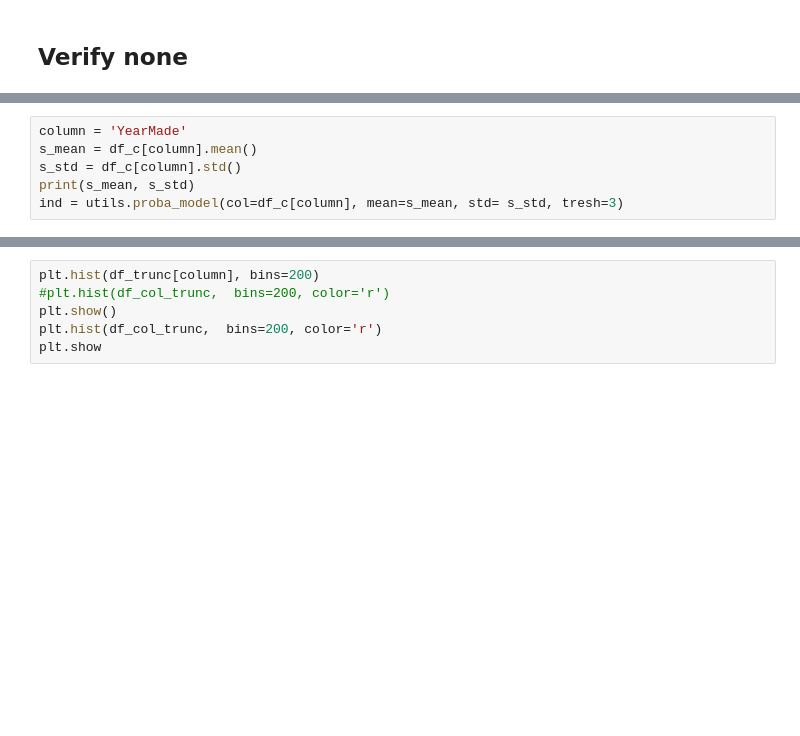
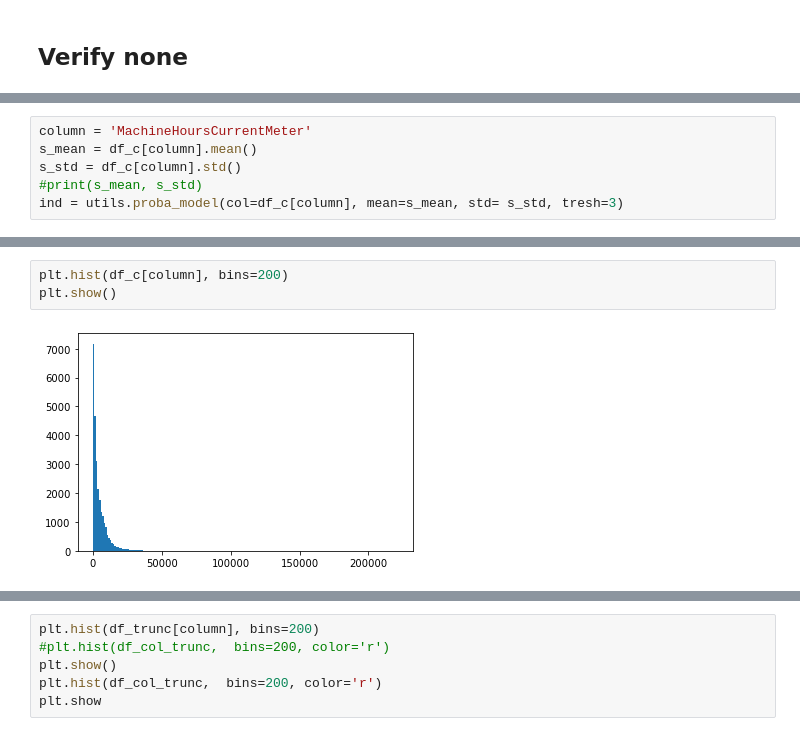
Before and after one commit to dhawat/assess_data_quality, a Jupyter notebook: notebook/test_notebook.ipynb, the cells around one changed output, grey strips where cells are left out. Drawn from its saved outputs; the diff is of its cells as text; blank space fills up the shorter version.

```diff
--- a/notebook/test_notebook.ipynb
+++ b/notebook/test_notebook.ipynb
@@ -51,6 +106,6 @@ bb
 # %%
-column = 'YearMade'
+column = 'MachineHoursCurrentMeter'
 s_mean = df_c[column].mean()
 s_std = df_c[column].std()
-print(s_mean, s_std)
+#print(s_mean, s_std)
 ind = utils.proba_model(col=df_c[column], mean=s_mean, std= s_std, tresh=3)
@@ -56,0 +115,5 @@ ind = utils.proba_model(col=df_c[column], mean=s_mean, std= s_std, tresh=3)
+# %%
+plt.hist(df_c[column], bins=200)
+plt.show()
+# %% [output]
+[figure, added]
```
Also changed, not shown: parts of 83 cells of this notebook.
